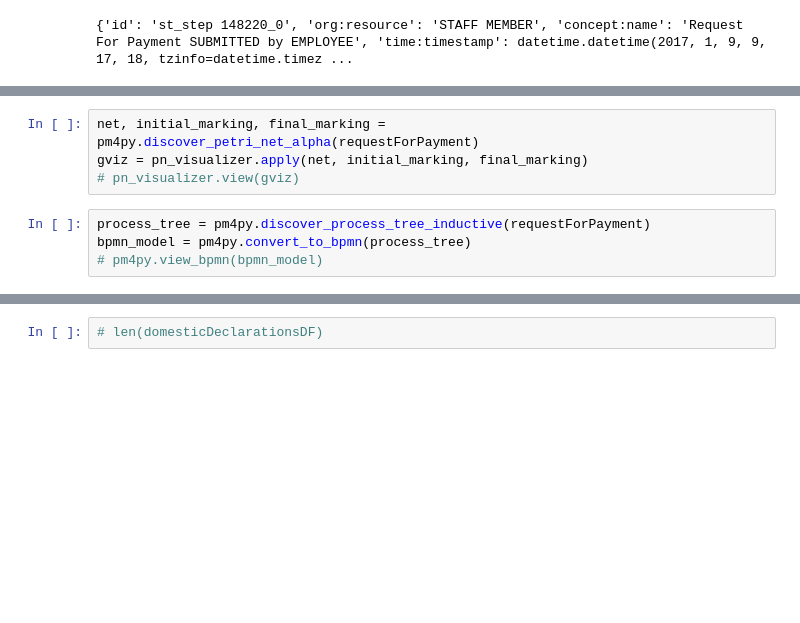
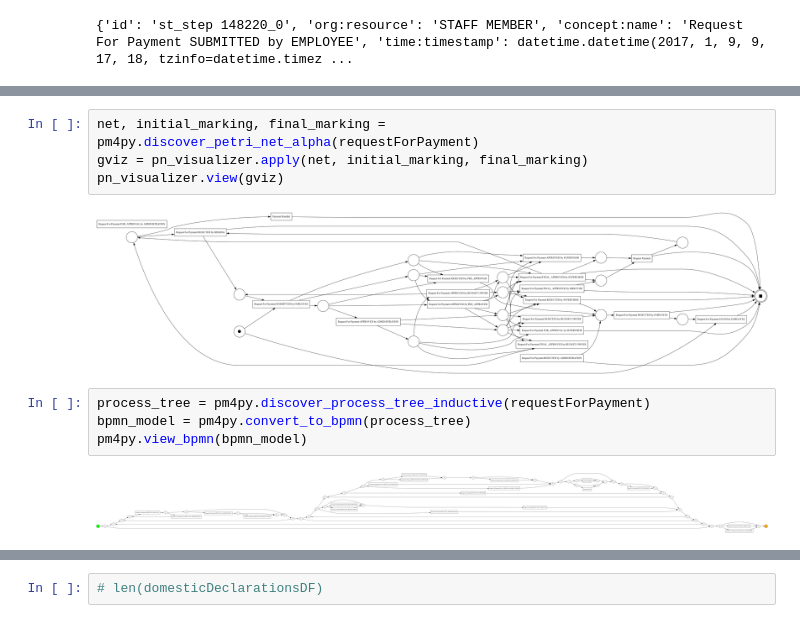
Before and after one commit to Martin-Chivo/CMPE255-Team8, a Jupyter notebook: load.ipynb, the cells around one changed output, grey strips where cells are left out. Drawn from its saved outputs; the diff is of its cells as text; blank space fills up the shorter version.

```diff
--- a/load.ipynb
+++ b/load.ipynb
@@ -51,9 +51,13 @@ log[0][0]
 # %%
 net, initial_marking, final_marking = pm4py.discover_petri_net_alpha(requestForPayment)
 gviz = pn_visualizer.apply(net, initial_marking, final_marking)
-# pn_visualizer.view(gviz)
+pn_visualizer.view(gviz)
+# %% [output]
+[figure, added]
 # %%
 process_tree = pm4py.discover_process_tree_inductive(requestForPayment)
 bpmn_model = pm4py.convert_to_bpmn(process_tree)
-# pm4py.view_bpmn(bpmn_model)
+pm4py.view_bpmn(bpmn_model)
+# %% [output]
+[figure, added]
 # %%
```
Also changed, not shown: parts of 7 cells of this notebook, 2 other files.
